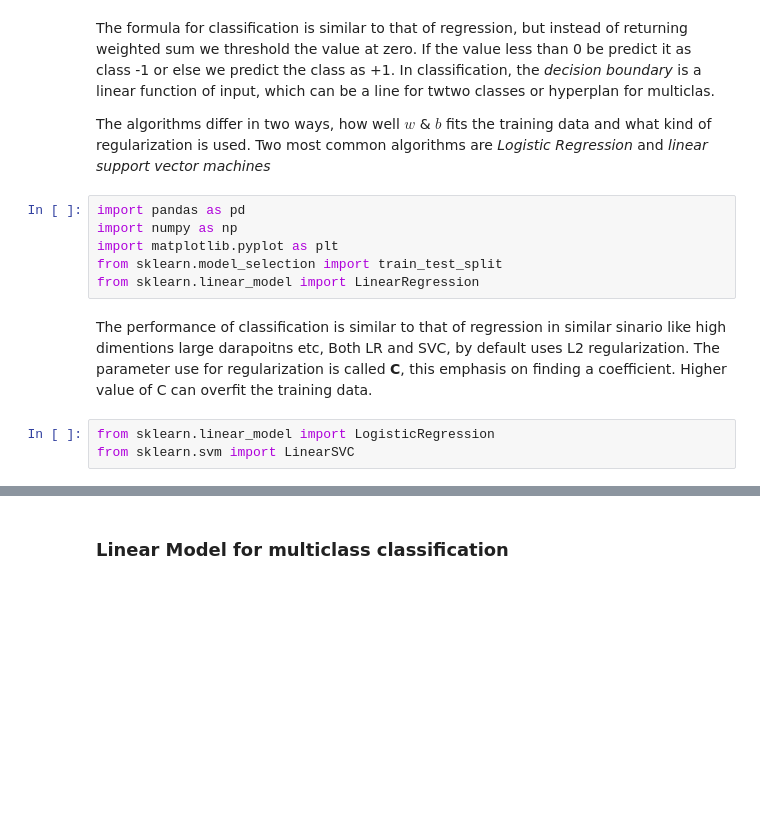
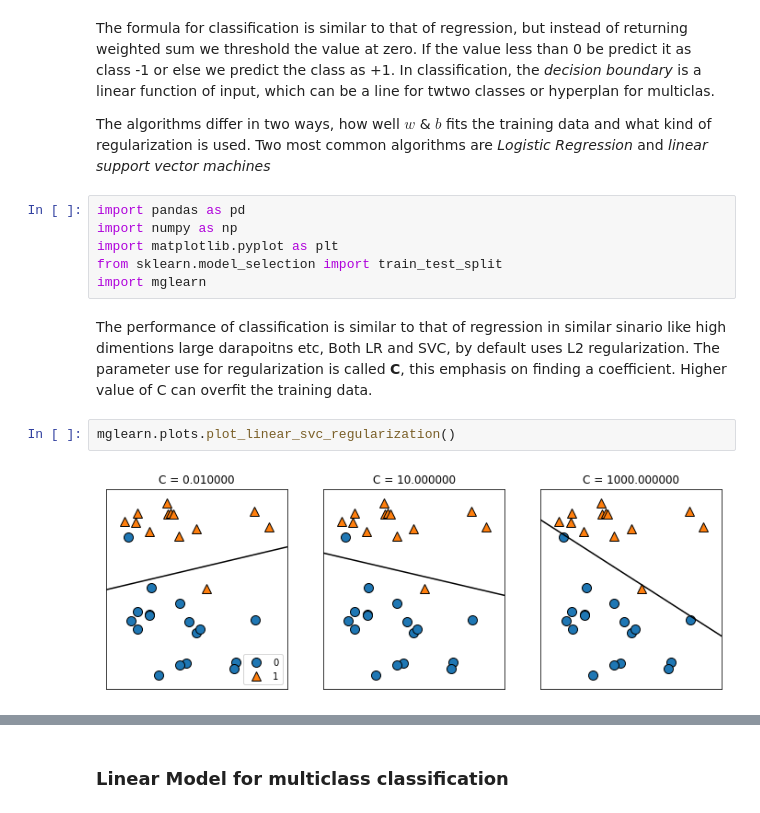
Before and after one commit to Bluelord/Intro_to_ML_Python, a Jupyter notebook: Supervised_Learning/Linear_Models_for_Classification.ipynb, the cells around one changed output, grey strips where cells are left out. Drawn from its saved outputs; the diff is of its cells as text; blank space fills up the shorter version.

Commit message:
Linear Models for Classification

```diff
--- a/Supervised_Learning/Linear_Models_for_Classification.ipynb
+++ b/Supervised_Learning/Linear_Models_for_Classification.ipynb
@@ -13,9 +15,10 @@ import pandas as pd
 import numpy as np
 import matplotlib.pyplot as plt
 from sklearn.model_selection import train_test_split
-from sklearn.linear_model import LinearRegression
+import mglearn
 # %% [markdown]
 The performance of classification is similar to that of regression in similar sinario like high dimentions large darapoitns etc, Both LR and SVC, by default uses L2 regularization. The parameter use for regularization is called **C**, this emphasis on finding a coefficient. Higher value of C can overfit the training data.
-# %%
-from sklearn.linear_model import LogisticRegression
-from sklearn.svm import LinearSVC
+# %%
+mglearn.plots.plot_linear_svc_regularization()
+# %% [output]
+[figure, added]
```
Also changed, not shown: parts of 14 cells of this notebook.
